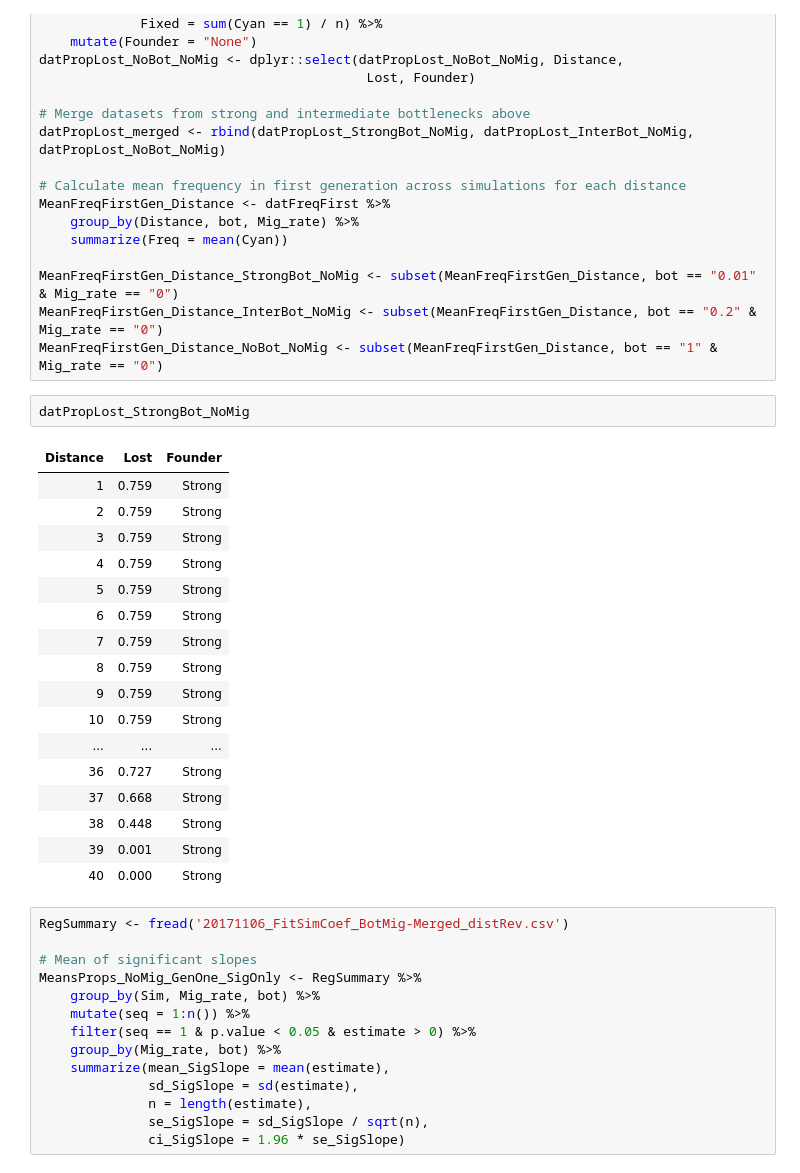
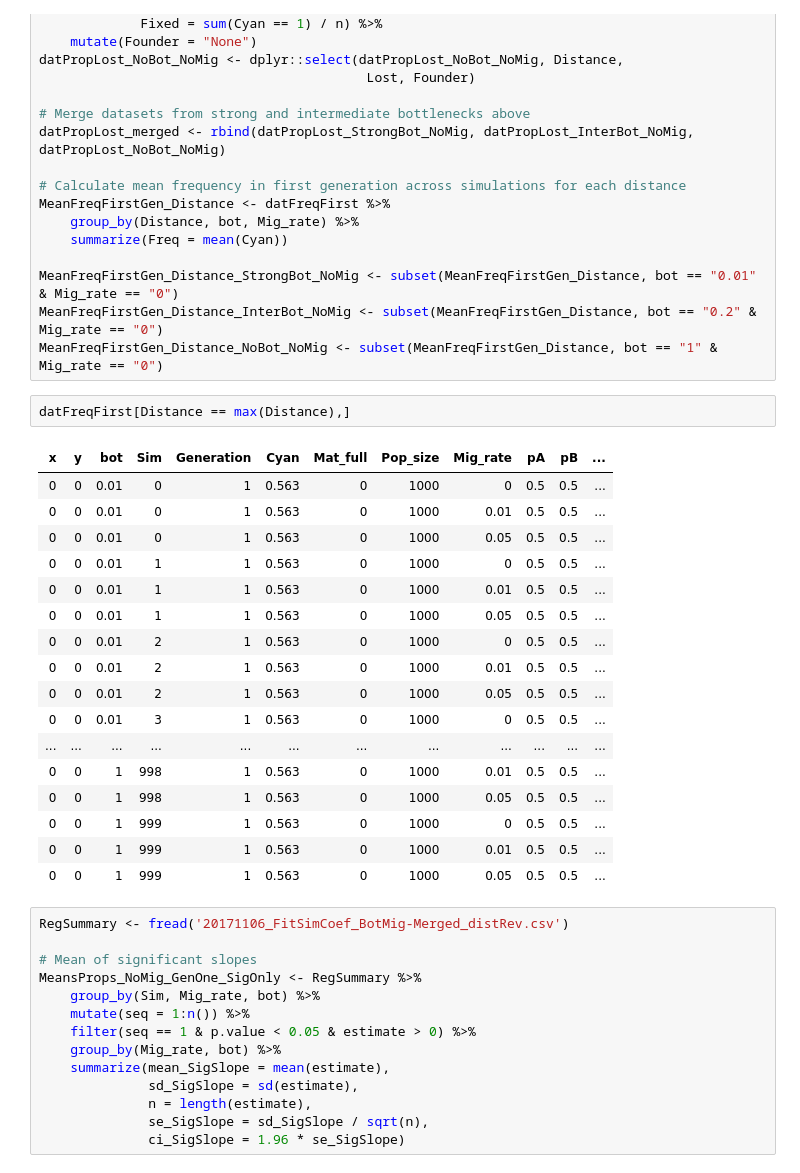
Before and after one commit to James-S-Santangelo/Simulating-Evolutionary-Clines-SEC-, a Jupyter notebook: SEC_Notebooks/R_Notebooks/oneFIll_Bottleneck.ipynb, the cells around one changed output. Cells and saved outputs as stored; diff of their text form.

```diff
--- a/SEC_Notebooks/R_Notebooks/oneFIll_Bottleneck.ipynb
+++ b/SEC_Notebooks/R_Notebooks/oneFIll_Bottleneck.ipynb
@@ -80,26 +101,26 @@ MeanFreqFirstGen_Distance <- datFreqFirst %>%
 MeanFreqFirstGen_Distance_StrongBot_NoMig <- subset(MeanFreqFirstGen_Distance, bot == "0.01" & Mig_rate == "0")
 MeanFreqFirstGen_Distance_InterBot_NoMig <- subset(MeanFreqFirstGen_Distance, bot == "0.2" & Mig_rate == "0")
 MeanFreqFirstGen_Distance_NoBot_NoMig <- subset(MeanFreqFirstGen_Distance, bot == "1" & Mig_rate == "0")
-# %%
-datPropLost_StrongBot_NoMig
-# %% [output]
-| Distance | Lost | Founder |
-| 1 | 0.759 | Strong |
-| 2 | 0.759 | Strong |
-| 3 | 0.759 | Strong |
-| 4 | 0.759 | Strong |
-| 5 | 0.759 | Strong |
-| 6 | 0.759 | Strong |
-| 7 | 0.759 | Strong |
-| 8 | 0.759 | Strong |
-| 9 | 0.759 | Strong |
-| 10 | 0.759 | Strong |
-| ... | ... | ... |
-| 36 | 0.727 | Strong |
-| 37 | 0.668 | Strong |
-| 38 | 0.448 | Strong |
-| 39 | 0.001 | Strong |
-| 40 | 0.000 | Strong |
+# %%
+datFreqFirst[Distance == max(Distance),]
+# %% [output]
+| x | y | bot | Sim | Generation | Cyan | Mat_full | Pop_size | Mig_rate | pA | pB | ... |
+| 0 | 0 | 0.01 | 0 | 1 | 0.563 | 0 | 1000 | 0 | 0.5 | 0.5 | ... |
+| 0 | 0 | 0.01 | 0 | 1 | 0.563 | 0 | 1000 | 0.01 | 0.5 | 0.5 | ... |
+| 0 | 0 | 0.01 | 0 | 1 | 0.563 | 0 | 1000 | 0.05 | 0.5 | 0.5 | ... |
+| 0 | 0 | 0.01 | 1 | 1 | 0.563 | 0 | 1000 | 0 | 0.5 | 0.5 | ... |
+| 0 | 0 | 0.01 | 1 | 1 | 0.563 | 0 | 1000 | 0.01 | 0.5 | 0.5 | ... |
+| 0 | 0 | 0.01 | 1 | 1 | 0.563 | 0 | 1000 | 0.05 | 0.5 | 0.5 | ... |
+| 0 | 0 | 0.01 | 2 | 1 | 0.563 | 0 | 1000 | 0 | 0.5 | 0.5 | ... |
+| 0 | 0 | 0.01 | 2 | 1 | 0.563 | 0 | 1000 | 0.01 | 0.5 | 0.5 | ... |
+| 0 | 0 | 0.01 | 2 | 1 | 0.563 | 0 | 1000 | 0.05 | 0.5 | 0.5 | ... |
+| 0 | 0 | 0.01 | 3 | 1 | 0.563 | 0 | 1000 | 0 | 0.5 | 0.5 | ... |
+| ... | ... | ... | ... | ... | ... | ... | ... | ... | ... | ... | ... |
+| 0 | 0 | 1 | 998 | 1 | 0.563 | 0 | 1000 | 0.01 | 0.5 | 0.5 | ... |
+| 0 | 0 | 1 | 998 | 1 | 0.563 | 0 | 1000 | 0.05 | 0.5 | 0.5 | ... |
+| 0 | 0 | 1 | 999 | 1 | 0.563 | 0 | 1000 | 0 | 0.5 | 0.5 | ... |
+| 0 | 0 | 1 | 999 | 1 | 0.563 | 0 | 1000 | 0.01 | 0.5 | 0.5 | ... |
+| 0 | 0 | 1 | 999 | 1 | 0.563 | 0 | 1000 | 0.05 | 0.5 | 0.5 | ... |
 # %%
 RegSummary <- fread('20171106_FitSimCoef_BotMig-Merged_distRev.csv')
 
```
Also changed, not shown: parts of 1 cell of this notebook, 4 other files.
